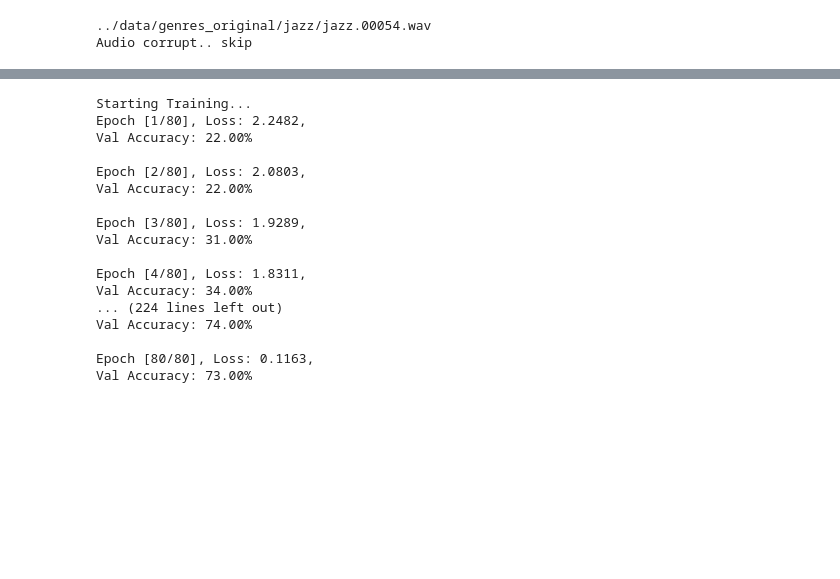
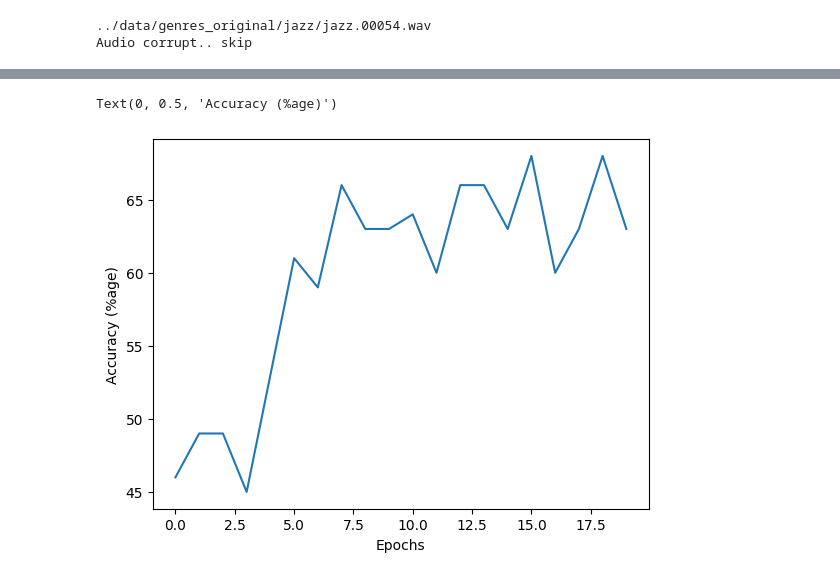
Before and after one commit to hrujul15/PRML-Project, a Jupyter notebook: notebooks/prototype.ipynb, the cells around one changed output, grey strips where cells are left out. Saved outputs shown, nothing was run; the diff lists cells and outputs as text; code cells hidden in the pictures; blank space fills up the shorter version.

Commit message:
Model training final model

```diff
--- a/notebooks/prototype.ipynb
+++ b/notebooks/prototype.ipynb
@@ -54,7 +54,7 @@ import numpy as np
 import matplotlib.pyplot as plt
 from moviepy import VideoFileClip
 import librosa
-N_FFT = 6767
+N_FFT = 1024
 HOP_LEN = N_FFT
 def generate_spectrogram(file_path):
     file_path =  "../data/genres_original/" + file_path[:file_path.find(".")] + "/" + file_path
@@ -68,6 +68,7 @@ def generate_spectrogram(file_path):
             file_path="out_audio.wav"
         y, sr = librosa.load(file_path) #sr sample rate
         # some sample smaller than 30s
+        print(len(y))
         if len(y) < sr*30:
             y = np.pad(y, (0, int(sr*30) - len(y)))
         y = y[:int(sr*30)]
@@ -147 +152,3 @@ valloader = DataLoader(valdataset, batch_size=4, shuffle=True)
+# %%
+max_val_acc = -1
 # %%
@@ -188,12 +194,13 @@ class BasicCNN(nn.Module):
 # %%
 model = BasicCNN()
 model = model.to("cuda")
+validation_accuracies = []
+training_loss = []
 criterion = nn.CrossEntropyLoss()
-optimizer  = optim.Adam(model.parameters(), 0.0002)
-train_losses = []
+optimizer  = optim.Adam(model.parameters(), 0.0001)
 device = "cuda"
 print("Starting Training...")
-epo = 80
+epo = 20
 for epoch in range(epo):
     model.train()
     running_loss = 0.0
@@ -210,10 +217,9 @@ for epoch in range(epo):
         running_loss += loss.item()
 
     avg_train_loss = running_loss / len(trainloader)
-    train_losses.append(avg_train_loss)
+    training_loss.append(avg_train_loss)
 
-
-    print(f"Epoch [{epoch+1}/{epo}], Loss: {avg_train_loss:.4f},")
+    print(f"Epoch [{epoch+1}/{epo}], Loss: {avg_train_loss:.4f}")
 
     # Evaluate model on test data
     model.eval()
@@ -227,23 +233,24 @@ for epoch in range(epo):
             total += y.size(0)
             correct += (predicted == y).sum().item()
 
-    test_accuracy = 100 * correct / total
-    print(f"Val Accuracy: {test_accuracy:.2f}%\n")
+    val_accuracy = 100 * correct / total
+    max_val_acc = max(val_accuracy,max_val_acc)
+    if(val_accuracy == max_val_acc):
+        print("Saving at accuracy", val_accuracy)
+        torch.save(model.state_dict(), "model.pth")
+    print(f"Val Accuracy: {val_accuracy:.2f}%\n")
+    validation_accuracies.append(val_accuracy)
+
+model.eval()
+correct = 0
+total = 0
+with torch.no_grad():
+    for x, y in testloader:
+        x, y = x.to(device), y.to(device)
+        outputs = model(x)
+        _, predicted = torch.max(outputs.data, 1)
+        total += y.size(0)
+        correct += (predicted == y).sum().item()
+
+test_accuracy = 100 * correct / total
+print("Test Acc", test_accuracy)
-# %% [output]
-Starting Training...
-Epoch [1/80], Loss: 2.2482,
-Val Accuracy: 22.00%
-
-Epoch [2/80], Loss: 2.0803,
-Val Accuracy: 22.00%
-
-Epoch [3/80], Loss: 1.9289,
-Val Accuracy: 31.00%
-
-Epoch [4/80], Loss: 1.8311,
-Val Accuracy: 34.00%
-... (224 lines left out)
-Val Accuracy: 74.00%
-
-Epoch [80/80], Loss: 0.1163,
-Val Accuracy: 73.00%
@@ -249,0 +259,7 @@ Val Accuracy: 73.00%
+# %%
+plt.plot(validation_accuracies)
+plt.xlabel("Epochs")
+plt.ylabel("Accuracy (%age)")
+# %% [output]
+Text(0, 0.5, 'Accuracy (%age)')
+[figure, added]
```
Also changed, not shown: parts of 11 cells of this notebook, 4 other files.
